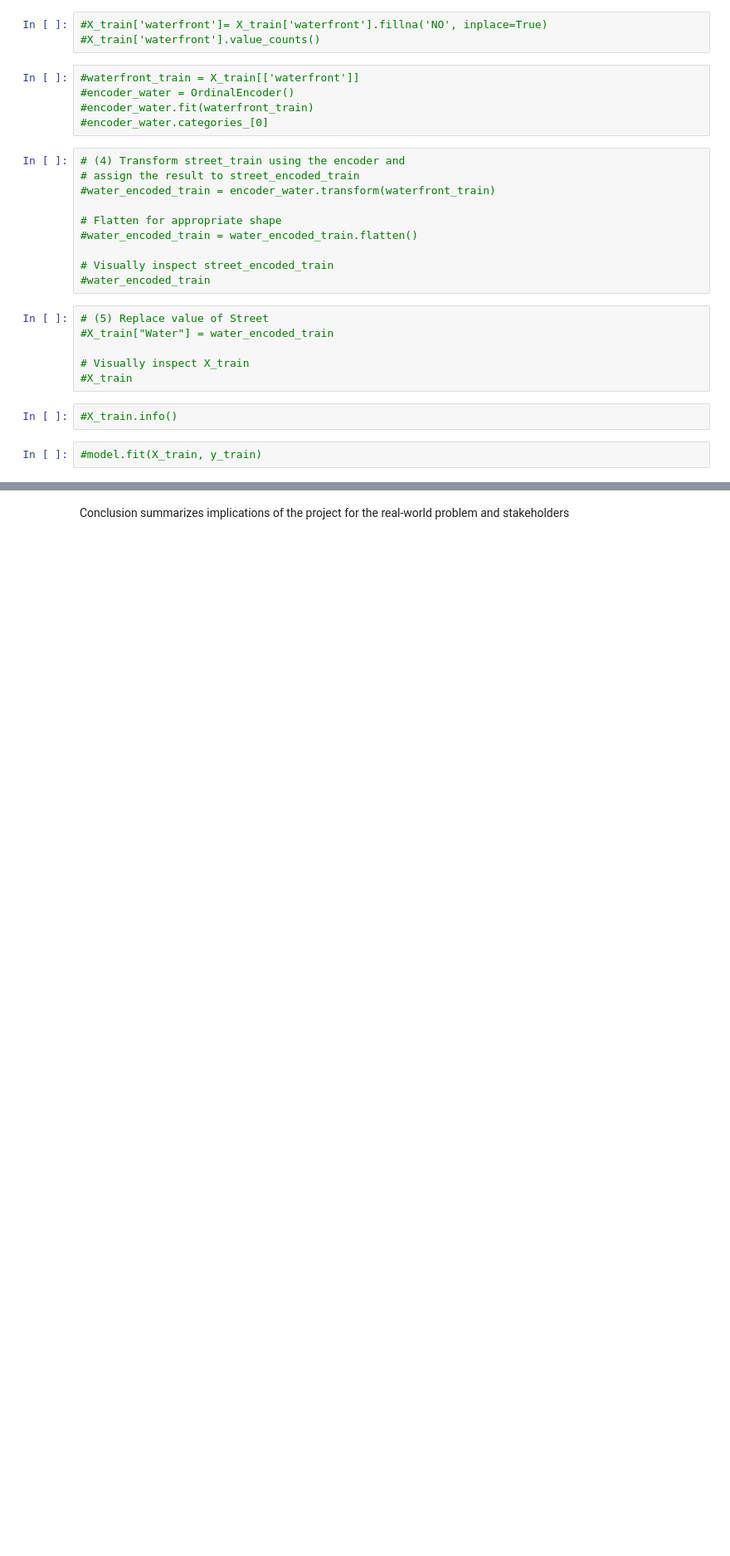
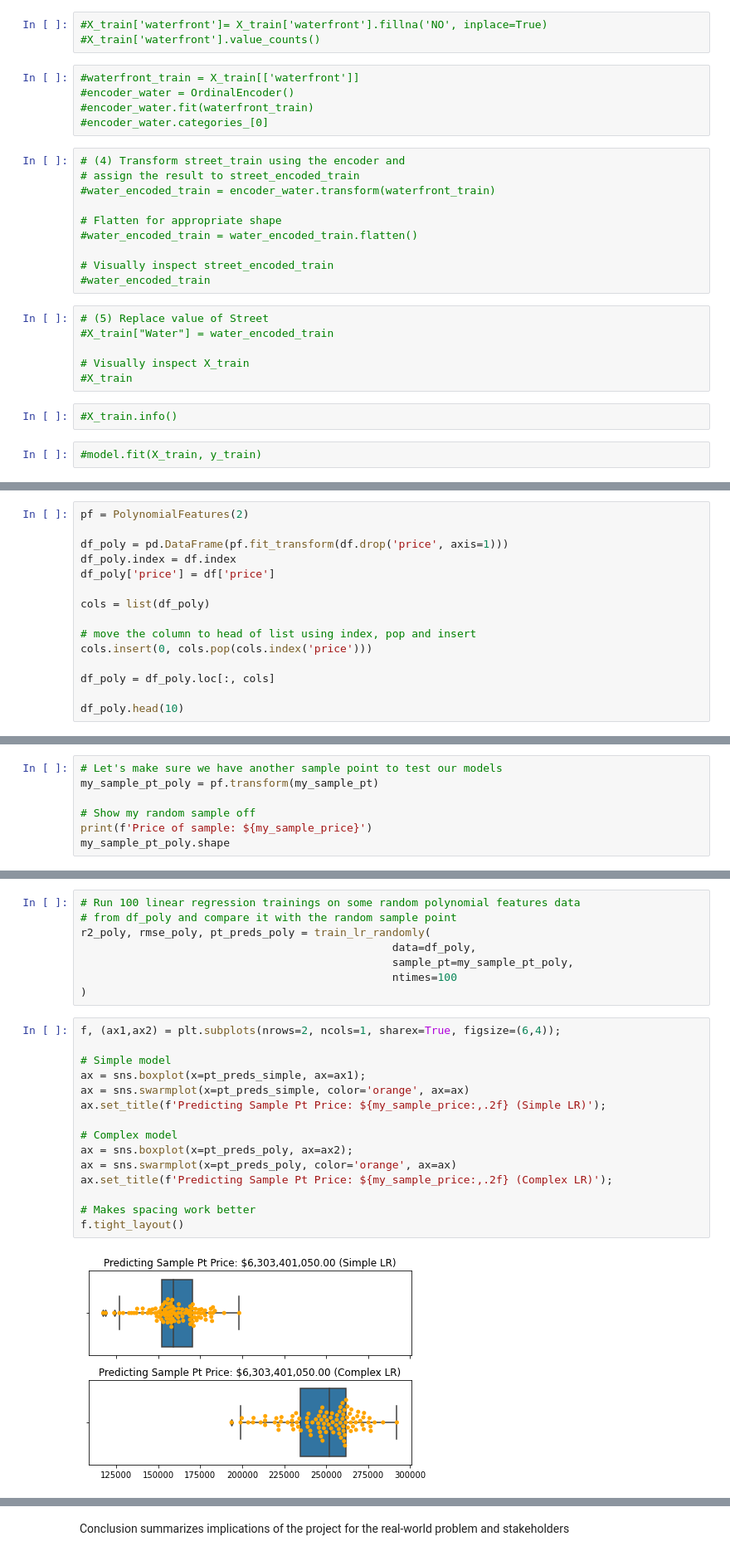
Before and after one commit to sumed-h/Group-3, a Jupyter notebook: Daniel Arthur's Notebook.ipynb, the cells around one changed output, grey strips where cells are left out. Shown at 83% size. Drawn from its saved outputs; the diff is of its cells as text; blank space fills up the shorter version.

```diff
--- a/Daniel Arthur's Notebook.ipynb
+++ b/Daniel Arthur's Notebook.ipynb
@@ -284,0 +340,15 @@ Deal with missing values and non numbers
+# %%
+pf = PolynomialFeatures(2)
+
+df_poly = pd.DataFrame(pf.fit_transform(df.drop('price', axis=1)))
+df_poly.index = df.index
+df_poly['price'] = df['price']
+
+cols = list(df_poly)
+
+# move the column to head of list using index, pop and insert
+cols.insert(0, cols.pop(cols.index('price')))
+
+df_poly = df_poly.loc[:, cols]
+
+df_poly.head(10)
@@ -284,0 +368,7 @@ Deal with missing values and non numbers
+# %%
+# Let's make sure we have another sample point to test our models
+my_sample_pt_poly = pf.transform(my_sample_pt)
+
+# Show my random sample off
+print(f'Price of sample: ${my_sample_price}')
+my_sample_pt_poly.shape
@@ -284,0 +378,25 @@ Deal with missing values and non numbers
+# %%
+# Run 100 linear regression trainings on some random polynomial features data
+# from df_poly and compare it with the random sample point
+r2_poly, rmse_poly, pt_preds_poly = train_lr_randomly(
+                                                data=df_poly,
+                                                sample_pt=my_sample_pt_poly,
+                                                ntimes=100
+)
+# %%
+f, (ax1,ax2) = plt.subplots(nrows=2, ncols=1, sharex=True, figsize=(6,4));
+
+# Simple model
+ax = sns.boxplot(x=pt_preds_simple, ax=ax1);
+ax = sns.swarmplot(x=pt_preds_simple, color='orange', ax=ax)
+ax.set_title(f'Predicting Sample Pt Price: ${my_sample_price:,.2f} (Simple LR)');
+
+# Complex model
+ax = sns.boxplot(x=pt_preds_poly, ax=ax2);
+ax = sns.swarmplot(x=pt_preds_poly, color='orange', ax=ax)
+ax.set_title(f'Predicting Sample Pt Price: ${my_sample_price:,.2f} (Complex LR)');
+
+# Makes spacing work better
+f.tight_layout()
+# %% [output]
+[figure, added]
```
Also changed, not shown: parts of 15 cells of this notebook.
